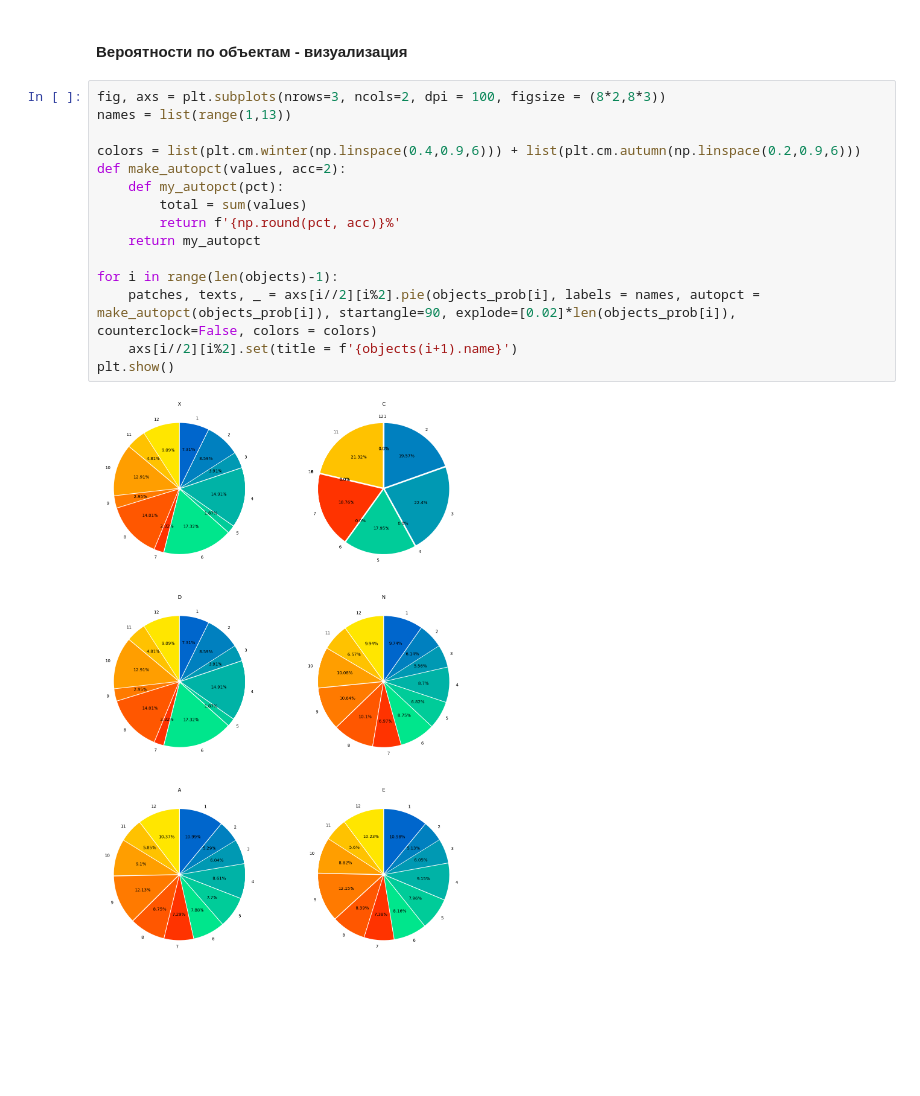
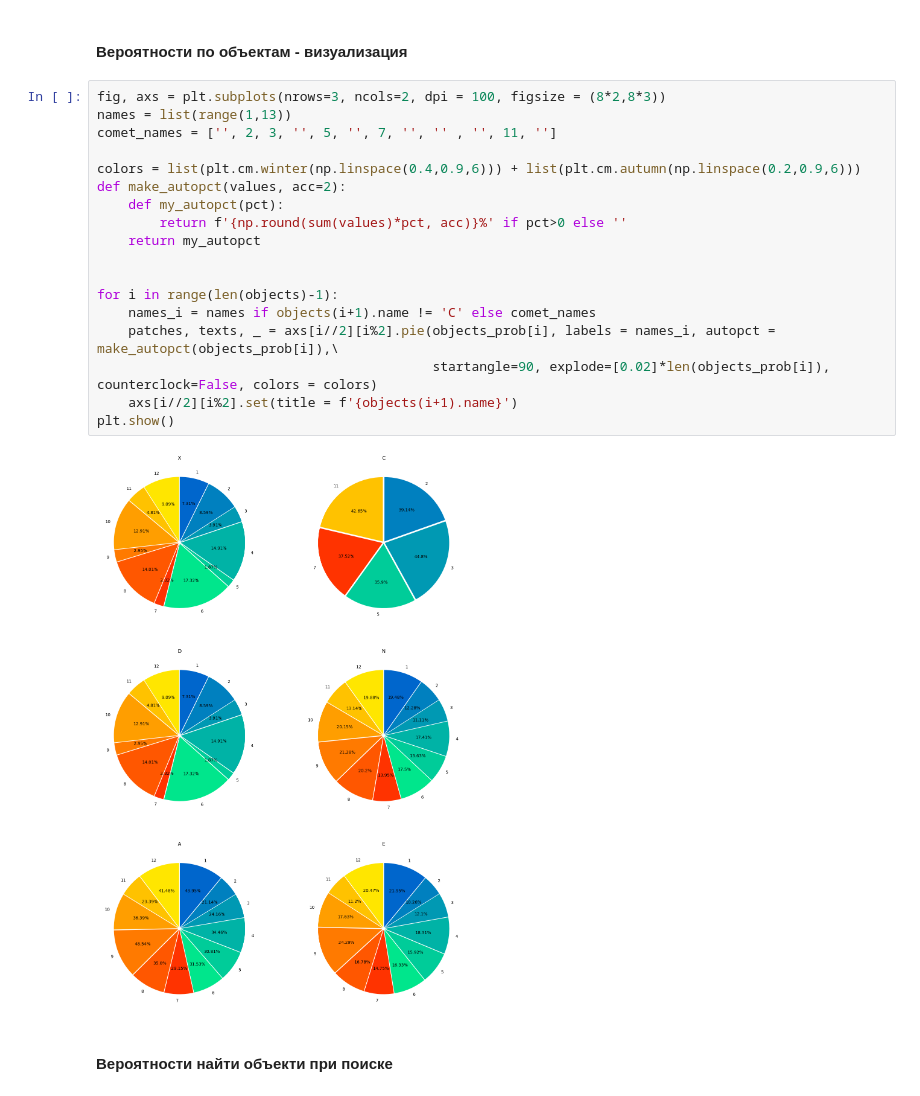
Before and after one commit to FL2107/ML_games, a Jupyter notebook: Planet X v0.1.ipynb, the cells around one changed output. Saved outputs shown, nothing was run; the diff lists cells and outputs as text; blank space fills up the shorter version.

Commit message:
obj probs correct

```diff
--- a/Planet X v0.1.ipynb
+++ b/Planet X v0.1.ipynb
@@ -281,17 +281,22 @@ plt.show()
 # %%
 fig, axs = plt.subplots(nrows=3, ncols=2, dpi = 100, figsize = (8*2,8*3))
 names = list(range(1,13))
+comet_names = ['', 2, 3, '', 5, '', 7, '', '' , '', 11, '']
 
 colors = list(plt.cm.winter(np.linspace(0.4,0.9,6))) + list(plt.cm.autumn(np.linspace(0.2,0.9,6)))
 def make_autopct(values, acc=2):
     def my_autopct(pct):
-        total = sum(values)
-        return f'{np.round(pct, acc)}%'
+        return f'{np.round(sum(values)*pct, acc)}%' if pct>0 else ''
     return my_autopct
 
+
 for i in range(len(objects)-1):
-    patches, texts, _ = axs[i//2][i%2].pie(objects_prob[i], labels = names, autopct = make_autopct(objects_prob[i]), startangle=90, explode=[0.02]*len(objects_prob[i]), counterclock=False, colors = colors)
+    names_i = names if objects(i+1).name != 'C' else comet_names
+    patches, texts, _ = axs[i//2][i%2].pie(objects_prob[i], labels = names_i, autopct = make_autopct(objects_prob[i]),\
+                                           startangle=90, explode=[0.02]*len(objects_prob[i]), counterclock=False, colors = colors)
     axs[i//2][i%2].set(title = f'{objects(i+1).name}')
 plt.show()
 # %% [output]
-[figure, old version]
+[figure, new version]
+# %% [markdown]
+#### Вероятности найти объекти при поиске
```
Also changed, not shown: 1 other file.
